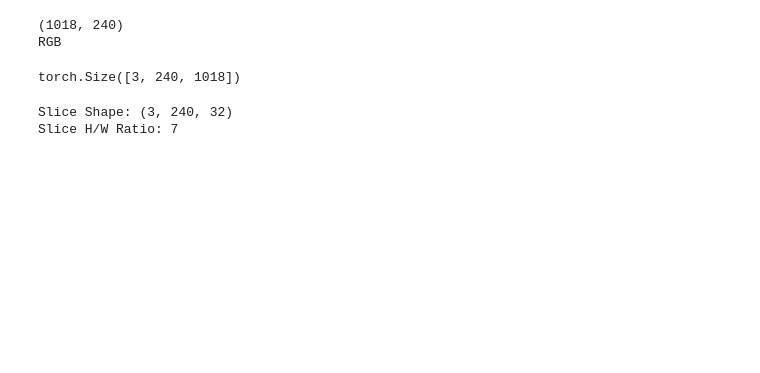
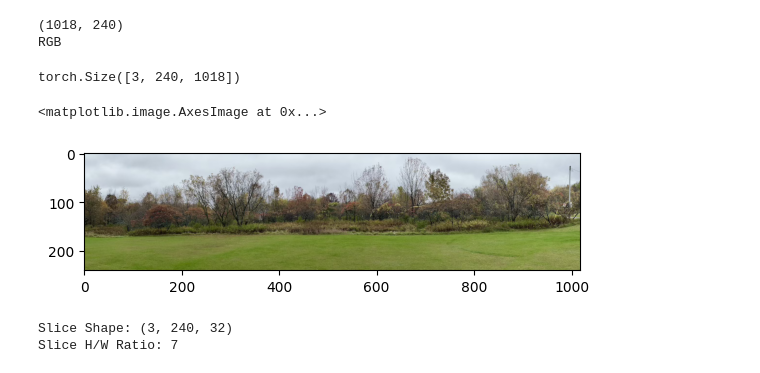
Before and after one commit to ddaeschler/vae-experiments, a Jupyter notebook: vae_image_pattern_conv_deep.ipynb, the cells around one changed output. Saved outputs shown, nothing was run; the diff lists cells and outputs as text; code cells hidden in the pictures; blank space fills up the shorter version.

```diff
--- a/vae_image_pattern_conv_deep.ipynb
+++ b/vae_image_pattern_conv_deep.ipynb
@@ -25,16 +24,23 @@ RGB
 # %%
 DEVICE = 'mps'
 
 transform = transforms.Compose([
     transforms.PILToTensor()
 ])
 
 img_tensor = transform(image)
 img_tensor = img_tensor.to(torch.float) / 255.0
 
+
 print(img_tensor.shape)
+
+fig = plt.figure()
+x = img_tensor.permute(1, 2, 0)     # Reorder dimensions for plotting
+plt.imshow(x.cpu().numpy())
 # %% [output]
 torch.Size([3, 240, 1018])
+<matplotlib.image.AxesImage at 0x...>
+[figure, added]
 # %%
 IMAGE_CHANNELS = 3
 SLICES = 31
```
Also changed, not shown: parts of 11 cells of this notebook, 1 other file.
